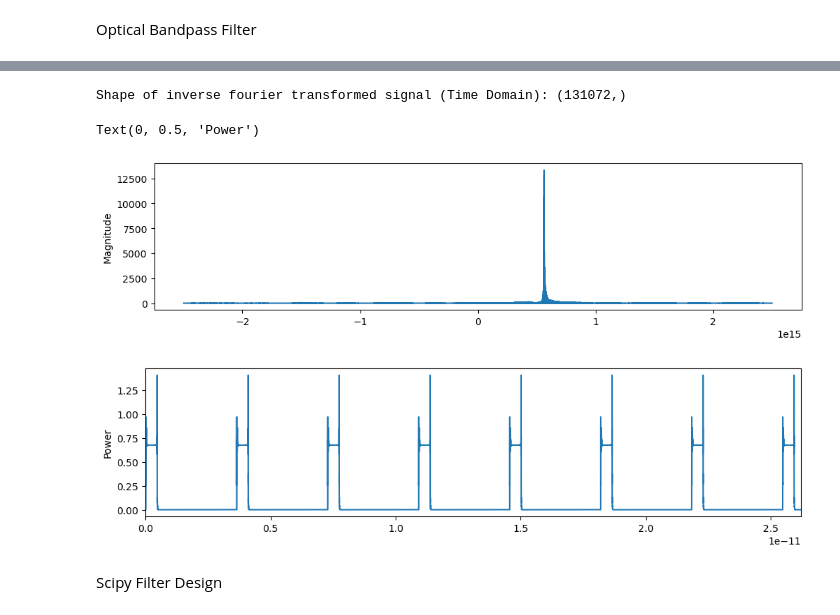
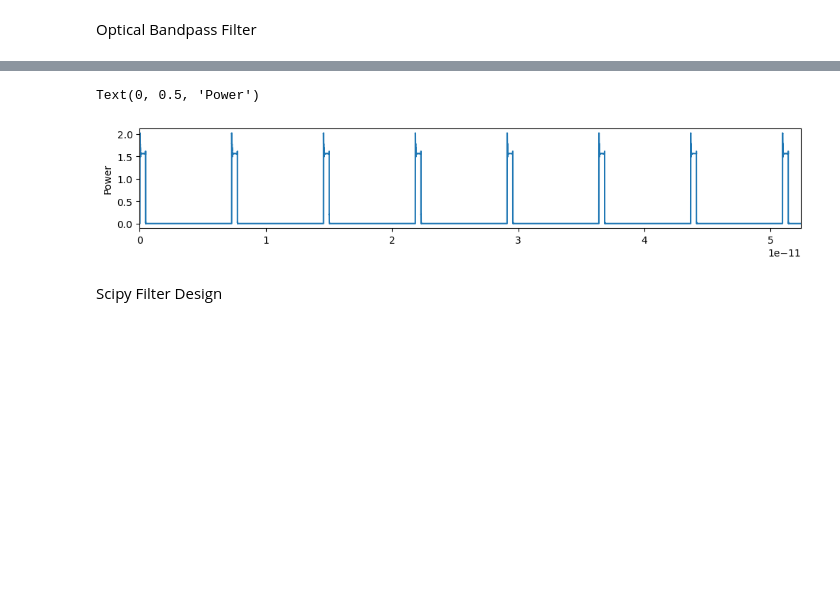
Before and after one commit to tacticstactics/Optical-pulse-broadening, a Jupyter notebook: optical_pulse_broadening_optical_filter.ipynb, the cells around one changed output, grey strips where cells are left out. Saved outputs shown, nothing was run; the diff lists cells and outputs as text; code cells hidden in the pictures; blank space fills up the shorter version.

```diff
--- a/optical_pulse_broadening_optical_filter.ipynb
+++ b/optical_pulse_broadening_optical_filter.ipynb
@@ -47,7 +47,7 @@ def beamsplitter(PT,Ein):
 
      return Eout
 # %%
-samplerate = 2**17 # Number of Points
+samplerate = 2**18 # Number of Points
 print('samplerate:', samplerate)
 
 N = 2* samplerate
@@ -69,10 +69,10 @@ print('Shape of Optical Frequencies:',optical_frequencies.shape)
 
 amp_c = 0.5 * np.pi
 
-freq_rf = 2**38 # 2**38 = 275 e9
+freq_rf = 2**37 # 2**38 = 275 e9
 
-#duty_ratio = 0.0625
-duty_ratio = 0.125
+duty_ratio = 0.0625
+#duty_ratio = 0.125
 #duty_ratio = 0.25
 
 md = 1 # modulation depth. 1 = 100 %
@@ -197,7 +197,6 @@ ax1_1.legend()
 
 baseband_signals_fft = fftshift(fft(baseband_signals))
 
-#ax1_2.plot(xf, 2.0/samplerate * np.abs(rfsignal_powercol_fft[0:samplerate//2]), label="RF signal")
 ax1_2.plot(optical_frequencies, 2.0/samplerate * np.abs(baseband_signals_fft), label="baseband signal")
 ax1_2.set_xlabel("Frequency [Hz]")
 ax1_2.set_ylabel("Magnitude")
@@ -247,7 +246,6 @@ ax1_8.set_xlim(-1e12,6e12)
 ax1_8.legend()
 
 Power_diffcol_f = fftshift(fft(Power_diffcol))
-#ax1_10.plot(xf, 2.0/samplerate * np.abs(Power_diffcol_f[0:samplerate//2]), label="Power Difference")
 ax1_10.plot(optical_frequencies, 2.0/samplerate * np.abs(Power_diffcol_f), label="Power Difference")
 ax1_10.set_xlabel("Frequency [Hz]")
 ax1_10.set_ylabel("Power Difference Spectrum")
@@ -514,8 +465,9 @@ Optical Bandpass Filter
 n_layers = [1,2,1,2,1,2,1,2,1]
 #d_layers = [50,50,50,50,50,50,50,50,50]
 #d_layers = [100,100,100,100,100,100,100,100,100]
-d_layers = [200,200,200,200,200,200,200,200,200]
-#d_layers = [100,300,100,700,100,700,100,300,100]
+#d_layers = [150,150,150,150,150,150,150,150,150]
+#d_layers = [200,200,200,200,200,200,200,200,200]
+d_layers = [300,300,300,300,300,300,300,300,300]
 
 # Calculate transmission
 transmission_magnitudes_array1, reflection_magnitudes_array1 = calculate_transmission(n_layers, d_layers, optical_frequencies)
@@ -526,9 +478,10 @@ fig1 = plt.figure(figsize = (12,4), facecolor='white')
 ax1_1 = fig1.add_subplot(2, 1, 1)
 
 ax1_1.plot(optical_frequencies, np.abs(transmission_magnitudes_array1))
+ax1_1.plot(optical_frequencies, np.abs(fft_modulated_optical_signal)/np.max(np.abs(fft_modulated_optical_signal)),"k",label='Intensity moduated light signal')
 
 ax1_1.set_xlabel('Optical Frequency (Hz)')
-ax1_1.set_ylabel('Transmission')
+ax1_1.set_ylabel('Magnitude')
 ax1_1.set_title('Optical Transmission of Dielectric Coating')
 #ax1_1.set_xlim(200e12, 800e12)
 ax1_1.grid()
@@ -539,19 +492,8 @@ ax2_1 = fig2.add_subplot(2, 1, 1)
 ax2_1.plot(optical_frequencies, np.angle(transmission_magnitudes_array1))
 
 ax2_1.set_xlabel('Optical Frequency (Hz)')
-ax2_1.set_ylabel('Transmission')
+ax2_1.set_ylabel('Phase')
 ax2_1.set_title('Optical Transmission of Dielectric Coating')
 #ax2_1.set_xlim(200e12, 800e12)
 ax2_1.grid()
-
-fig3 = plt.figure(figsize = (12,4), facecolor='white')
-ax3_1 = fig3.add_subplot(2, 1, 1)
-
-ax3_1.stem(optical_frequencies, np.abs(fft_modulated_optical_signal)/np.max(np.abs(fft_modulated_optical_signal)),"k",label='Intensity moduated light signal')
-
-ax3_1.set_xlabel('Optical Frequency (Hz)')
-ax3_1.set_ylabel('Magnitude')
-ax3_1.set_title('Optical Transmission of Dielectric Coating')
-#ax3_1.set_xlim(200e12, 800e12)
-ax3_1.grid()
 # %% [output]
@@ -562,27 +503,16 @@ Shape of transmission (Frequency Domain): (131072,)
 # %%
 Y_freq = transmission_magnitudes_array1 * fft_modulated_optical_signal
 y_freq = ifft(Y_freq)
 
-print('Shape of inverse fourier transformed signal (Time Domain):', y_freq.shape)
-
-fig1 = plt.figure(figsize = (12,6), facecolor='white')
-ax1_1 = fig1.add_subplot(2, 1, 1)
-
-ax1_1.plot(optical_frequencies, np.abs(Y_freq))
-ax1_1.set_ylabel('Magnitude')
-#ax1_1.set_xlim(200e12, 800e12)
-
-fig2 = plt.figure(figsize = (12,6), facecolor='white')
+fig2 = plt.figure(figsize = (12,4), facecolor='white')
 ax2_1 = fig2.add_subplot(2, 1, 1)
 
 ax2_1.plot(tcol, (np.abs(y_freq))**2)
 ax2_1.set_xlim(0, t_step * samplerate)
 ax2_1.set_ylabel('Power')
 # %% [output]
-Shape of inverse fourier transformed signal (Time Domain): (131072,)
+Text(0, 0.5, 'Power')
-Text(0, 0.5, 'Power')
-[figure, old version]
+[figure, new version]
-[figure, removed]
 # %% [markdown]
 Scipy Filter Design
 # %%
```
Also changed, not shown: parts of 13 cells of this notebook.
